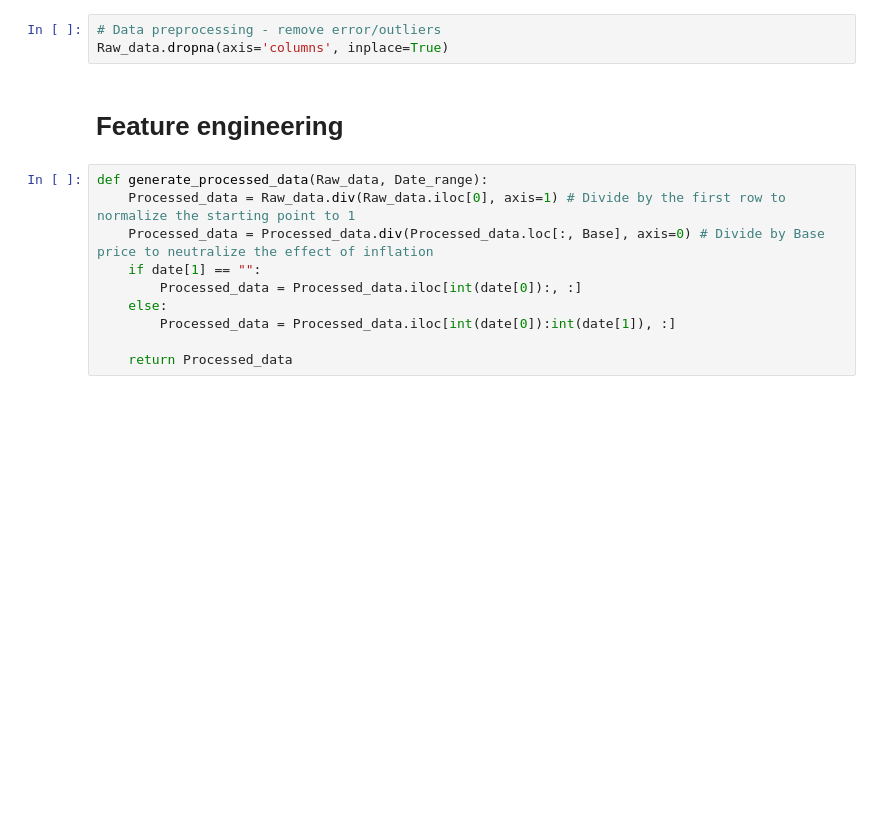
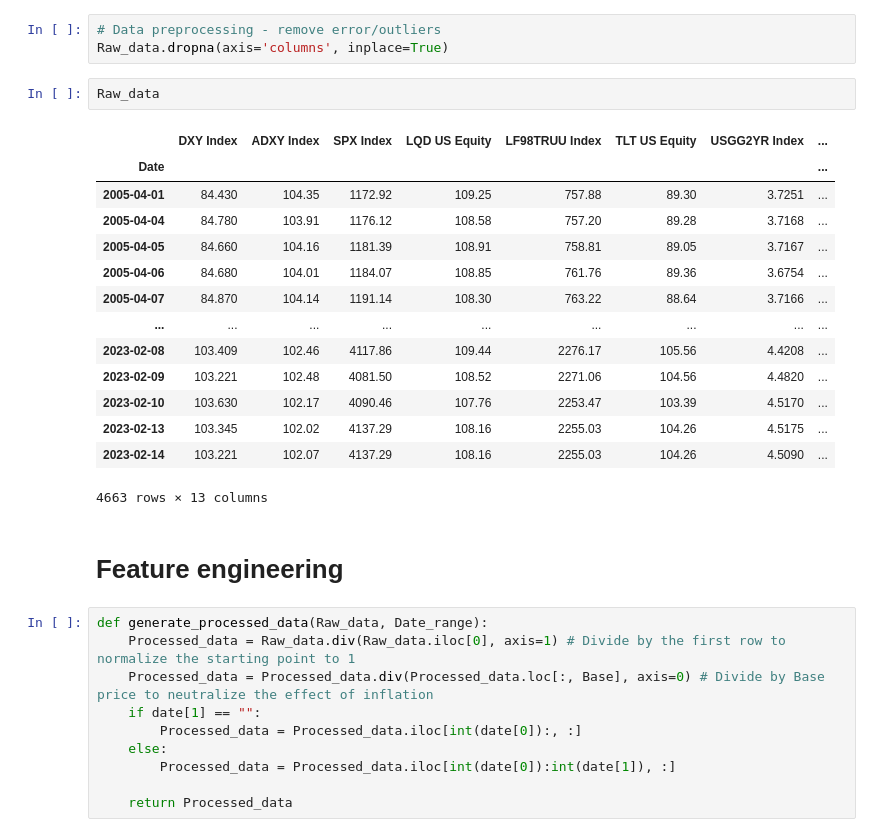
Before and after one commit to joyyuan89/FinAI, a Jupyter notebook: case_study/market_regime/Market_regime_v1.ipynb, the cells around one changed output. Drawn from its saved outputs; the diff is of its cells as text; blank space fills up the shorter version.

```diff
--- a/case_study/market_regime/Market_regime_v1.ipynb
+++ b/case_study/market_regime/Market_regime_v1.ipynb
@@ -76,6 +76,23 @@ Market_set
 # %%
 # Data preprocessing - remove error/outliers
 Raw_data.dropna(axis='columns', inplace=True)
+# %%
+Raw_data
+# %% [output]
+|  | DXY Index | ADXY Index | SPX Index | LQD US Equity | LF98TRUU Index | TLT US Equity | USGG2YR Index | ... |
+| Date |  |  |  |  |  |  |  | ... |
+| 2005-04-01 | 84.430 | 104.35 | 1172.92 | 109.25 | 757.88 | 89.30 | 3.7251 | ... |
+| 2005-04-04 | 84.780 | 103.91 | 1176.12 | 108.58 | 757.20 | 89.28 | 3.7168 | ... |
+| 2005-04-05 | 84.660 | 104.16 | 1181.39 | 108.91 | 758.81 | 89.05 | 3.7167 | ... |
+| 2005-04-06 | 84.680 | 104.01 | 1184.07 | 108.85 | 761.76 | 89.36 | 3.6754 | ... |
+| 2005-04-07 | 84.870 | 104.14 | 1191.14 | 108.30 | 763.22 | 88.64 | 3.7166 | ... |
+| ... | ... | ... | ... | ... | ... | ... | ... | ... |
+| 2023-02-08 | 103.409 | 102.46 | 4117.86 | 109.44 | 2276.17 | 105.56 | 4.4208 | ... |
+| 2023-02-09 | 103.221 | 102.48 | 4081.50 | 108.52 | 2271.06 | 104.56 | 4.4820 | ... |
+| 2023-02-10 | 103.630 | 102.17 | 4090.46 | 107.76 | 2253.47 | 103.39 | 4.5170 | ... |
+| 2023-02-13 | 103.345 | 102.02 | 4137.29 | 108.16 | 2255.03 | 104.26 | 4.5175 | ... |
+| 2023-02-14 | 103.221 | 102.07 | 4137.29 | 108.16 | 2255.03 | 104.26 | 4.5090 | ... |
+4663 rows × 13 columns
 # %% [markdown]
 # Feature engineering
 # %%
```
Also changed, not shown: parts of 12 cells of this notebook, 6 other files.
